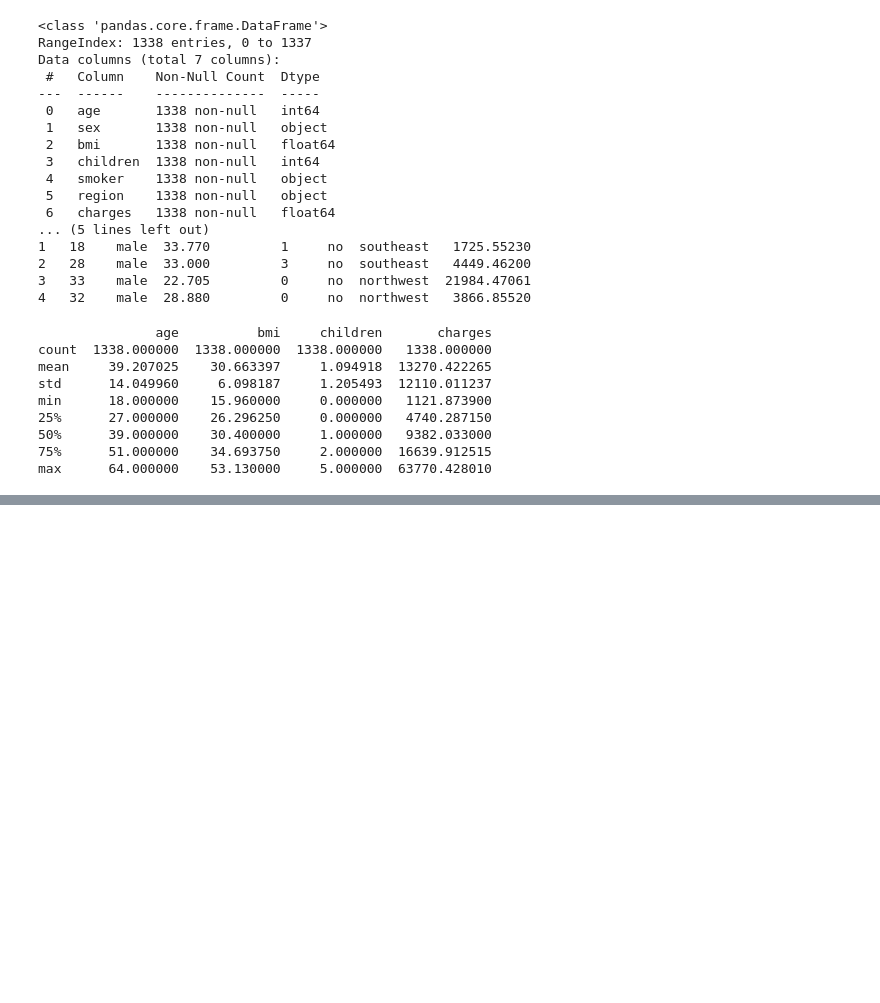
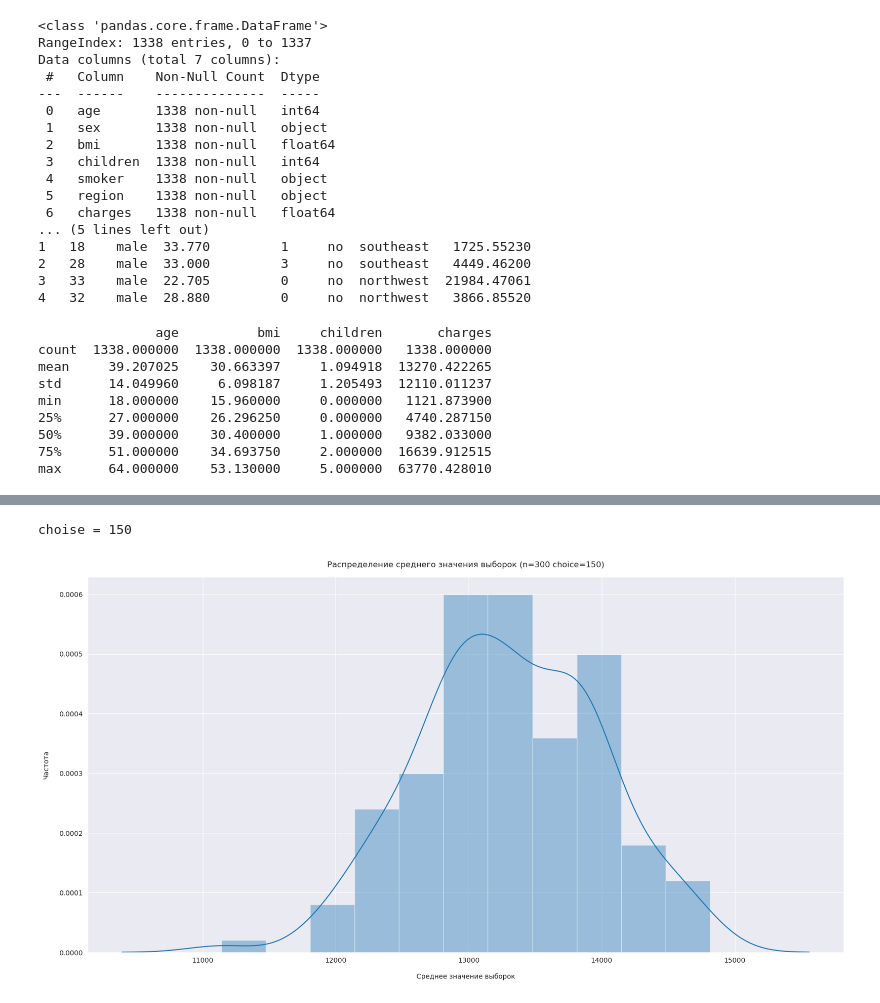
Before and after one commit to Fume5678/BigData_Course, a Jupyter notebook: lab_4/lab_4.ipynb, the cells around one changed output, grey strips where cells are left out. Drawn from its saved outputs; the diff is of its cells as text; code cells hidden in the pictures; blank space fills up the shorter version.

```diff
--- a/lab_4/lab_4.ipynb
+++ b/lab_4/lab_4.ipynb
@@ -125,0 +155,21 @@ original mean: 13270.422265
+# %%
+sample_means = [] # список для хранения средних значений выборок
+choice = 150
+n = 300
+for sample in range(0, choice): # Количество выборок
+    sample_values = np.random.choice(df_charges, size=n) # Из общего набора взять выборку длинной n
+    sample_mean = np.mean(sample_values) # Среднее значение полученной выборки
+    sample_means.append(sample_mean)
+
+
+print("choise = " + str(len(sample_means)))
+
+fig = plt.figure(figsize=(20, 10))
+sns.distplot(sample_means)
+plt.title(f'Распределение среднего значения выборок (n={n} choice={choice})', y=1.015, fontsize=12)
+plt.xlabel("Среднее значение выборок", labelpad=14)
+plt.ylabel("Частота", labelpad=14)
+plt.show()
+# %% [output]
+choise = 150
+[figure, added]
```
Also changed, not shown: parts of 5 cells of this notebook.
